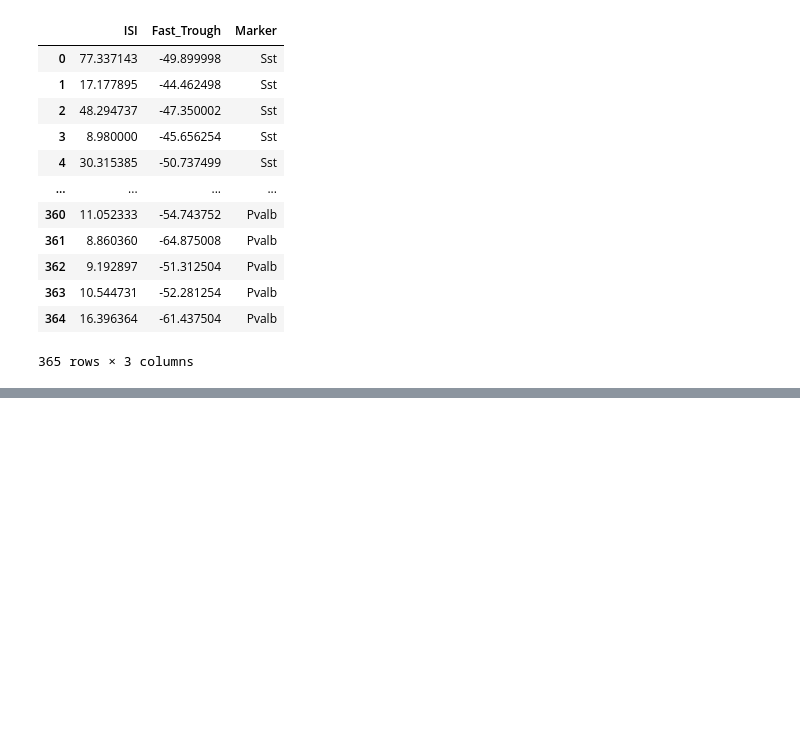
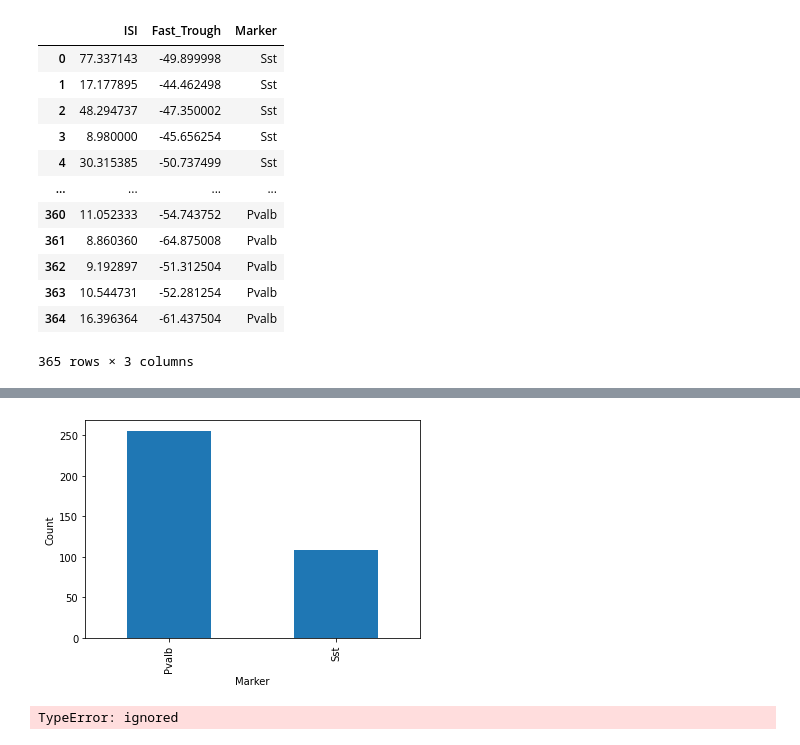
Before and after one commit to zoyaholin/Neur265HOLIN, a Jupyter notebook: coding_homework_4.ipynb, the cells around one changed output, grey strips where cells are left out. Drawn from its saved outputs; the diff is of its cells as text; code cells hidden in the pictures; blank space fills up the shorter version.

```diff
--- a/coding_homework_4.ipynb
+++ b/coding_homework_4.ipynb
@@ -101,0 +100,16 @@ ValueError: ignored
+# %%
+#Bar graph
+patch_seq['Marker'].value_counts().plot(kind='bar')
+
+plt.ylabel('Count')
+plt.xlabel('Marker')
+
+plt.show()
+# %% [output]
+[figure, added]
+# %%
+#Pie Chart
+df = pd.DataFrame(patch_seq)
+df.plot.pie(subplots=True)
+# %% [output]
+TypeError: ignored
```
Also changed, not shown: parts of 15 cells of this notebook.
